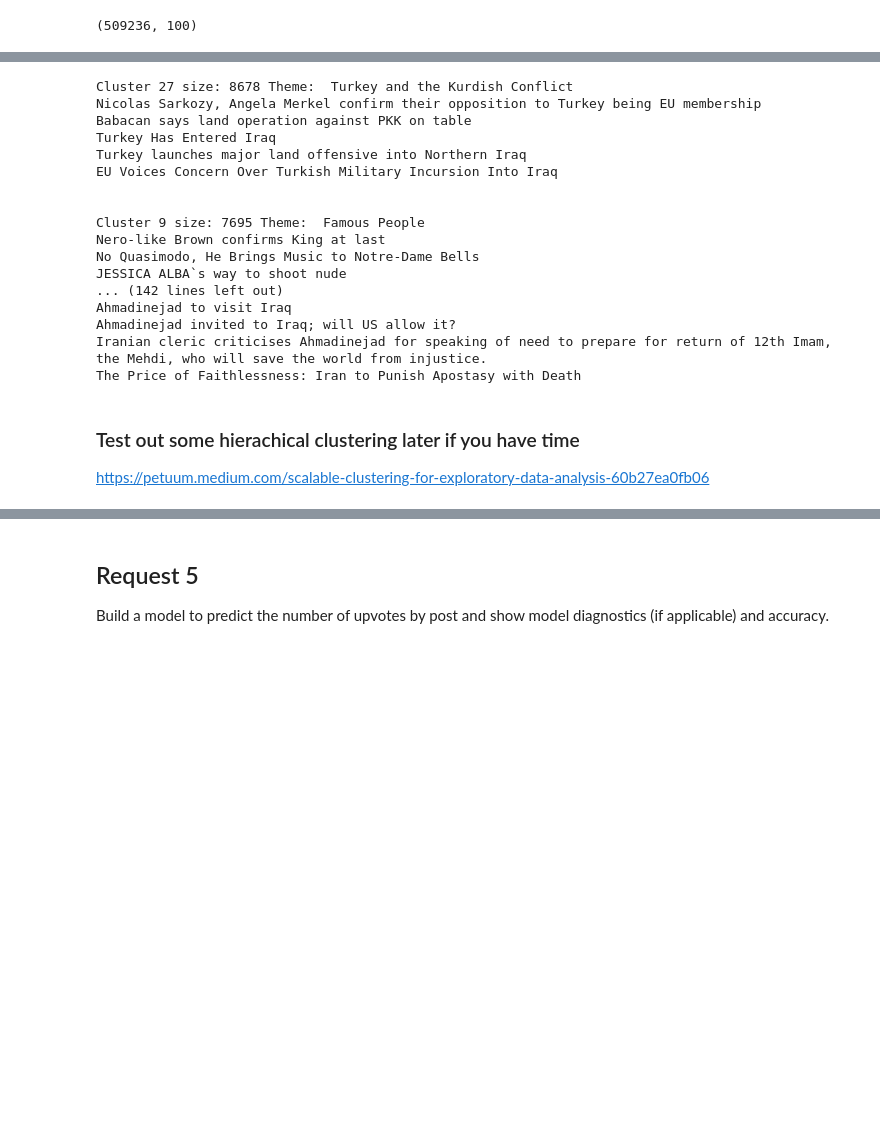
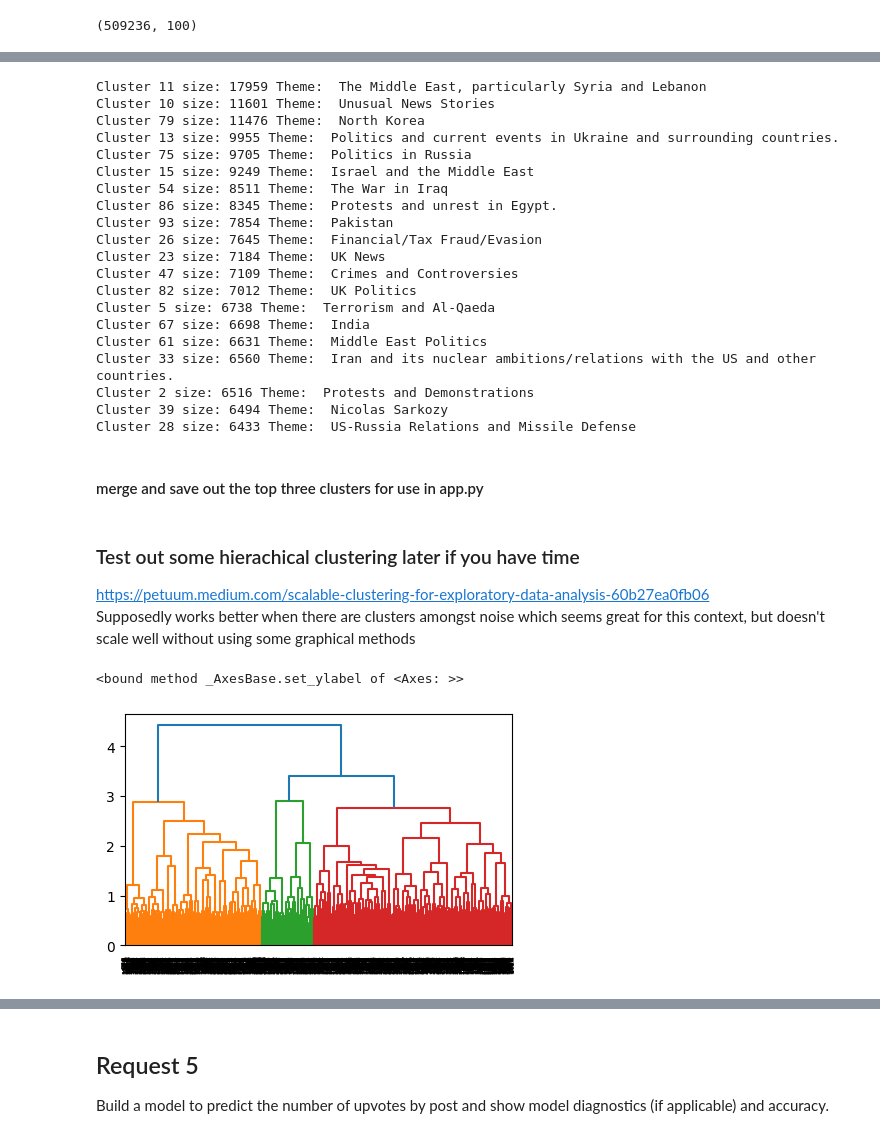
Before and after one commit to Lyncht98/riverstone-nlp-test, a Jupyter notebook: request-1.ipynb, the cells around one changed output, grey strips where cells are left out. Saved outputs shown, nothing was run; the diff lists cells and outputs as text; code cells hidden in the pictures; blank space fills up the shorter version.

```diff
--- a/request-1.ipynb
+++ b/request-1.ipynb
@@ -362,9 +403,5 @@ plt.scatter(top_10_tsne[:,0], top_10_tsne[:,1], c=df.cluster[sample][df.cluster[
 # %%
-import openai
-# making a pop up window to ask for your openai api key
-import tkinter as tk
-from tkinter import simpledialog
-
+#pop up window to get API key
 root = tk.Tk() # this is the pop up window
 root.withdraw() # this hides the pop up window
 
@@ -384,8 +421,7 @@ rev_per_cluster = 20
 #empty df to store cluster, 5 titles, and their theme
 df_top_clusters = pd.DataFrame(columns=["cluster", "theme"])
 
-print_examples = True
-# print out
+print_examples = False
 for i in range(n_clusters):
     reviews = "\n".join(
         df[df.cluster == top_clusters[i]].title.values[:rev_per_cluster]
@@ -405,9 +441,7 @@ for i in range(n_clusters):
             print(df[df.cluster == top_clusters[i]].title.values[j])
         print("\n")
 
-
-
-    # save out the top 3 clusters to df_top_clusters
+    # save out the top 3 clusters to df_top_clusters for app.py
     if i < 3:
         df_top_clusters = pd.concat(
             [df_top_clusters, pd.DataFrame(
@@ -418,28 +452,32 @@ for i in range(n_clusters):
             )]
         )
 
-
 # delete stored openai api key
 del openai.api_key
 del USER_INP
 # %% [output]
-Cluster 27 size: 8678 Theme:  Turkey and the Kurdish Conflict
-Nicolas Sarkozy, Angela Merkel confirm their opposition to Turkey being EU membership
-Babacan says land operation against PKK on table
-Turkey Has Entered Iraq
-Turkey launches major land offensive into Northern Iraq
-EU Voices Concern Over Turkish Military Incursion Into Iraq
-
-
-Cluster 9 size: 7695 Theme:  Famous People
-Nero-like Brown confirms King at last
-No Quasimodo, He Brings Music to Notre-Dame Bells
-JESSICA ALBA`s way to shoot nude
-... (142 lines left out)
-Ahmadinejad to visit Iraq
-Ahmadinejad invited to Iraq; will US allow it?
-Iranian cleric criticises Ahmadinejad for speaking of need to prepare for return of 12th Imam, the Mehdi, who will save the world from injustice.
-The Price of Faithlessness: Iran to Punish Apostasy with Death
+Cluster 11 size: 17959 Theme:  The Middle East, particularly Syria and Lebanon
+Cluster 10 size: 11601 Theme:  Unusual News Stories
+Cluster 79 size: 11476 Theme:  North Korea
+Cluster 13 size: 9955 Theme:  Politics and current events in Ukraine and surrounding countries.
+Cluster 75 size: 9705 Theme:  Politics in Russia
+Cluster 15 size: 9249 Theme:  Israel and the Middle East
+Cluster 54 size: 8511 Theme:  The War in Iraq
+Cluster 86 size: 8345 Theme:  Protests and unrest in Egypt.
+Cluster 93 size: 7854 Theme:  Pakistan
+Cluster 26 size: 7645 Theme:  Financial/Tax Fraud/Evasion
+Cluster 23 size: 7184 Theme:  UK News
+Cluster 47 size: 7109 Theme:  Crimes and Controversies
+Cluster 82 size: 7012 Theme:  UK Politics
+Cluster 5 size: 6738 Theme:  Terrorism and Al-Qaeda
+Cluster 67 size: 6698 Theme:  India
+Cluster 61 size: 6631 Theme:  Middle East Politics
+Cluster 33 size: 6560 Theme:  Iran and its nuclear ambitions/relations with the US and other countries.
+Cluster 2 size: 6516 Theme:  Protests and Demonstrations
+Cluster 39 size: 6494 Theme:  Nicolas Sarkozy
+Cluster 28 size: 6433 Theme:  US-Russia Relations and Missile Defense
+# %% [markdown]
+#### merge and save out the top three clusters for use in app.py
 # %%
 # merge df_top_clusters with df on cluster
 df_merged = df.merge(df_top_clusters, on="cluster", how="right")
@@ -448,18 +486,21 @@ df_merged = df.merge(df_top_clusters, on="cluster", how="right")
 df_merged.to_csv("./data/df_top_three_clusters.csv", index=False)
 # %% [markdown]
 ### Test out some hierachical clustering later if you have time
-https://petuum.medium.com/scalable-clustering-for-exploratory-data-analysis-60b27ea0fb06
+https://petuum.medium.com/scalable-clustering-for-exploratory-data-analysis-60b27ea0fb06 <br>
+Supposedly works better when there are clusters amongst noise which seems great for this context, but doesn't scale well without using some graphical methods
 # %%
-# # now trying with agglomerative hierachical clustering using ward linkage
-# from scipy.cluster.hierarchy import dendrogram, linkage
-# import matplotlib.pyplot as plt
+# now trying with agglomerative hierachical clustering using ward linkage
+from scipy.cluster.hierarchy import dendrogram, linkage
 
-# sample = np.random.choice(matrix_reduced.shape[0], 2000, replace=False)
-# ac = linkage(matrix_reduced[sample], 'ward', optimal_ordering=True, )
+sample = np.random.choice(matrix_reduced.shape[0], 2000, replace=False)
+ac = linkage(matrix_reduced[sample], 'ward', optimal_ordering=True, )
 
-# # visualise on dendrogram
-# fig, ax = plt.subplots(figsize=(5, 3)) # set size
-# dn = dendrogram(ac, ax=ax)
-# ax.set_ylabel
+# visualise on dendrogram
+fig, ax = plt.subplots(figsize=(5, 3)) # set size
+dn = dendrogram(ac, ax=ax)
+ax.set_ylabel
+# %% [output]
+<bound method _AxesBase.set_ylabel of <Axes: >>
+[figure, added]
 # %% [markdown]
 ## Request 4
```
Also changed, not shown: parts of 43 cells of this notebook, 6 other files.
